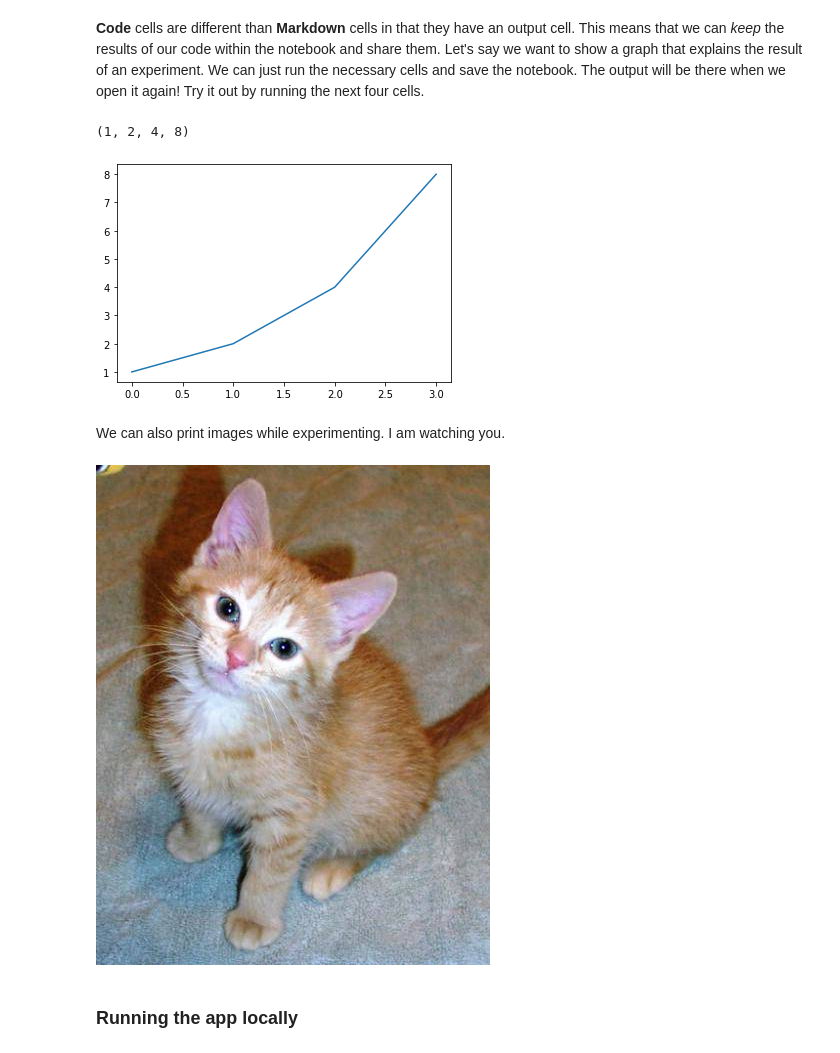
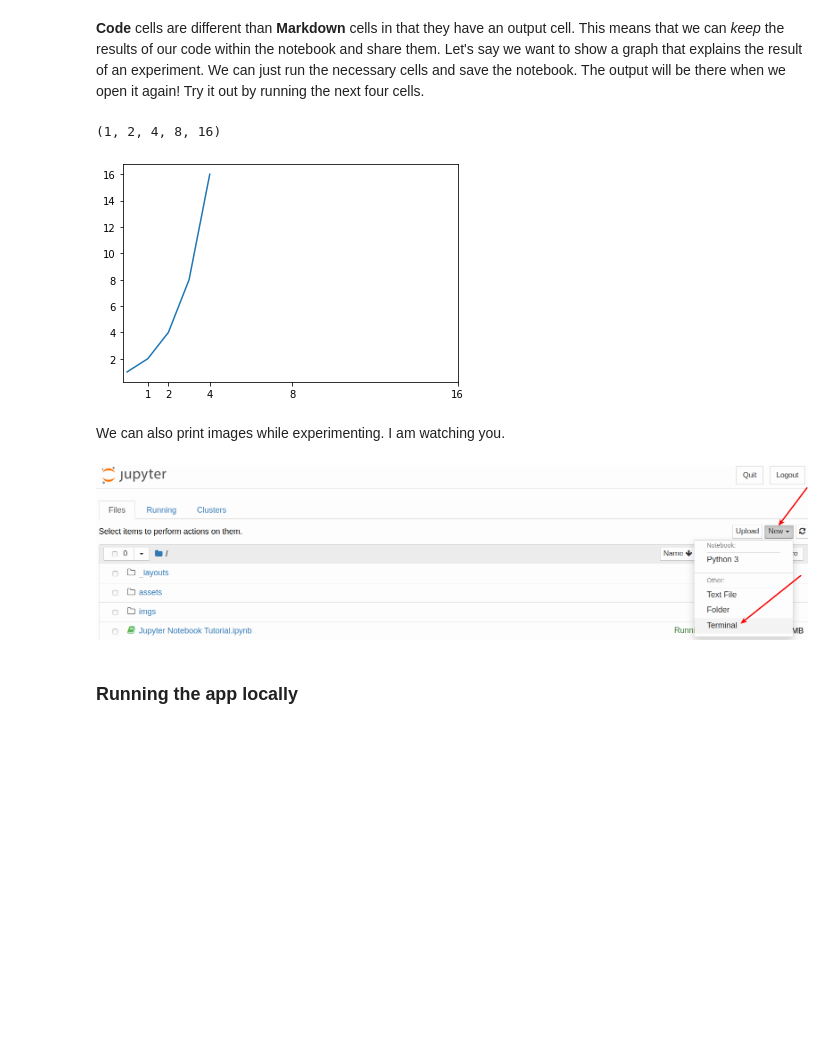
Before and after one commit to dancing-with-coffee/ANT6320, a Jupyter notebook: Yongdam/00_notebook_tutorial.ipynb, the cells around one changed output. Cells and saved outputs as stored; diff of their text form; code cells hidden in the pictures; blank space fills up the shorter version.

```diff
--- a/Yongdam/00_notebook_tutorial.ipynb
+++ b/Yongdam/00_notebook_tutorial.ipynb
@@ -141,20 +159,22 @@ a = 1
 b = a + 1
 c = b + a + 1
 d = c + b + a + 1
-a, b, c ,d
+e = d * 2
+a, b, c ,d, e
 # %% [output]
-(1, 2, 4, 8)
+(1, 2, 4, 8, 16)
 # %%
-plt.plot([a,b,c,d])
+plt.plot([a,b,c,d,e])
+plt.xticks([a,b,c,d,e])
 plt.show()
 # %% [output]
-[figure, old version]
+[figure, new version]
 # %% [markdown]
 We can also print images while experimenting. I am watching you.
 # %%
-Image.open('images/notebook_tutorial/cat_example.jpg')
+Image.open('images/notebook_tutorial/terminal.png')
 # %% [output]
-[figure, old version]
+[figure, new version]
 # %% [markdown]
 ### Running the app locally
 # %% [markdown]
```
Also changed, not shown: parts of 12 cells of this notebook, 3 other files.
